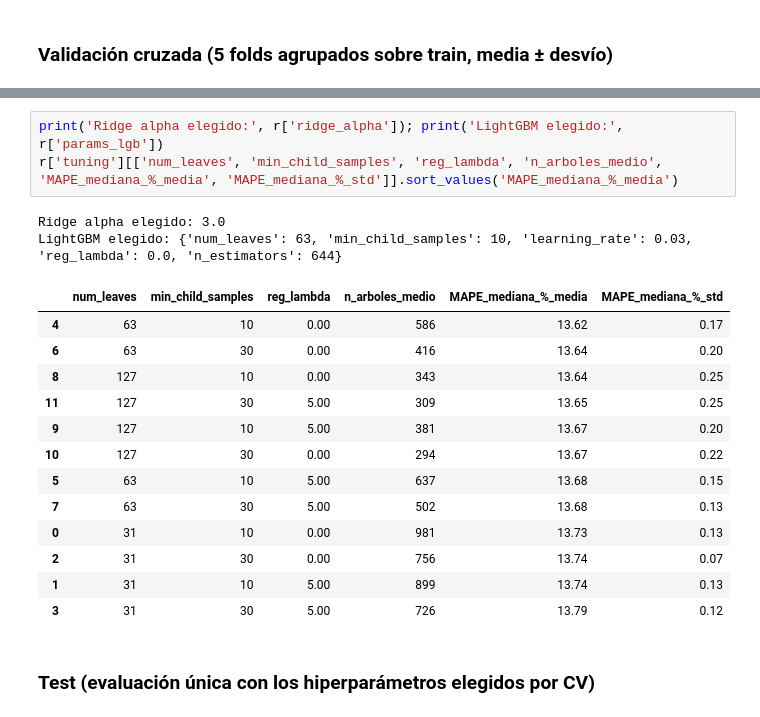
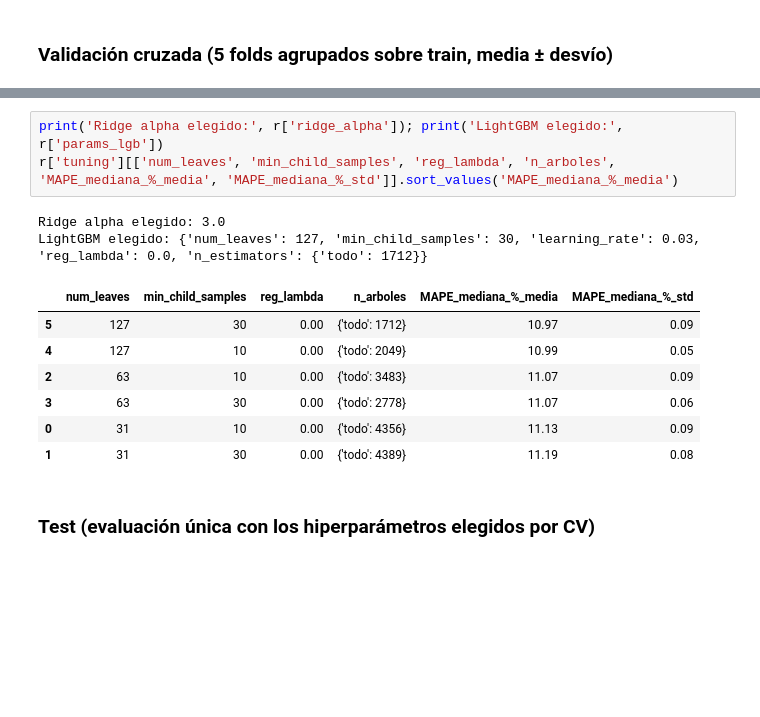
Before and after one commit to nicohorn/zonaprop-web-scraper, a Jupyter notebook: notebooks/01_price_prediction.ipynb, the cells around one changed output, grey strips where cells are left out. Saved outputs shown, nothing was run; the diff lists cells and outputs as text; blank space fills up the shorter version.

```diff
--- a/notebooks/01_price_prediction.ipynb
+++ b/notebooks/01_price_prediction.ipynb
@@ -120,22 +121,16 @@ cvt
 # %%
 print('Ridge alpha elegido:', r['ridge_alpha']); print('LightGBM elegido:', r['params_lgb'])
-r['tuning'][['num_leaves', 'min_child_samples', 'reg_lambda', 'n_arboles_medio', 'MAPE_mediana_%_media', 'MAPE_mediana_%_std']].sort_values('MAPE_mediana_%_media')
+r['tuning'][['num_leaves', 'min_child_samples', 'reg_lambda', 'n_arboles', 'MAPE_mediana_%_media', 'MAPE_mediana_%_std']].sort_values('MAPE_mediana_%_media')
 # %% [output]
 Ridge alpha elegido: 3.0
-LightGBM elegido: {'num_leaves': 63, 'min_child_samples': 10, 'learning_rate': 0.03, 'reg_lambda': 0.0, 'n_estimators': 644}
+LightGBM elegido: {'num_leaves': 127, 'min_child_samples': 30, 'learning_rate': 0.03, 'reg_lambda': 0.0, 'n_estimators': {'todo': 1712}}
-|  | num_leaves | min_child_samples | reg_lambda | n_arboles_medio | MAPE_mediana_%_media | MAPE_mediana_%_std |
-| 4 | 63 | 10 | 0.00 | 586 | 13.62 | 0.17 |
-| 6 | 63 | 30 | 0.00 | 416 | 13.64 | 0.20 |
-| 8 | 127 | 10 | 0.00 | 343 | 13.64 | 0.25 |
-| 11 | 127 | 30 | 5.00 | 309 | 13.65 | 0.25 |
-| 9 | 127 | 10 | 5.00 | 381 | 13.67 | 0.20 |
-| 10 | 127 | 30 | 0.00 | 294 | 13.67 | 0.22 |
-| 5 | 63 | 10 | 5.00 | 637 | 13.68 | 0.15 |
-| 7 | 63 | 30 | 5.00 | 502 | 13.68 | 0.13 |
-| 0 | 31 | 10 | 0.00 | 981 | 13.73 | 0.13 |
-| 2 | 31 | 30 | 0.00 | 756 | 13.74 | 0.07 |
-| 1 | 31 | 10 | 5.00 | 899 | 13.74 | 0.13 |
-| 3 | 31 | 30 | 5.00 | 726 | 13.79 | 0.12 |
+|  | num_leaves | min_child_samples | reg_lambda | n_arboles | MAPE_mediana_%_media | MAPE_mediana_%_std |
+| 5 | 127 | 30 | 0.00 | {'todo': 1712} | 10.97 | 0.09 |
+| 4 | 127 | 10 | 0.00 | {'todo': 2049} | 10.99 | 0.05 |
+| 2 | 63 | 10 | 0.00 | {'todo': 3483} | 11.07 | 0.09 |
+| 3 | 63 | 30 | 0.00 | {'todo': 2778} | 11.07 | 0.06 |
+| 0 | 31 | 10 | 0.00 | {'todo': 4356} | 11.13 | 0.09 |
+| 1 | 31 | 30 | 0.00 | {'todo': 4389} | 11.19 | 0.08 |
 # %% [markdown]
 ### Test (evaluación única con los hiperparámetros elegidos por CV)
 # %%
```
Also changed, not shown: parts of 14 cells of this notebook.
